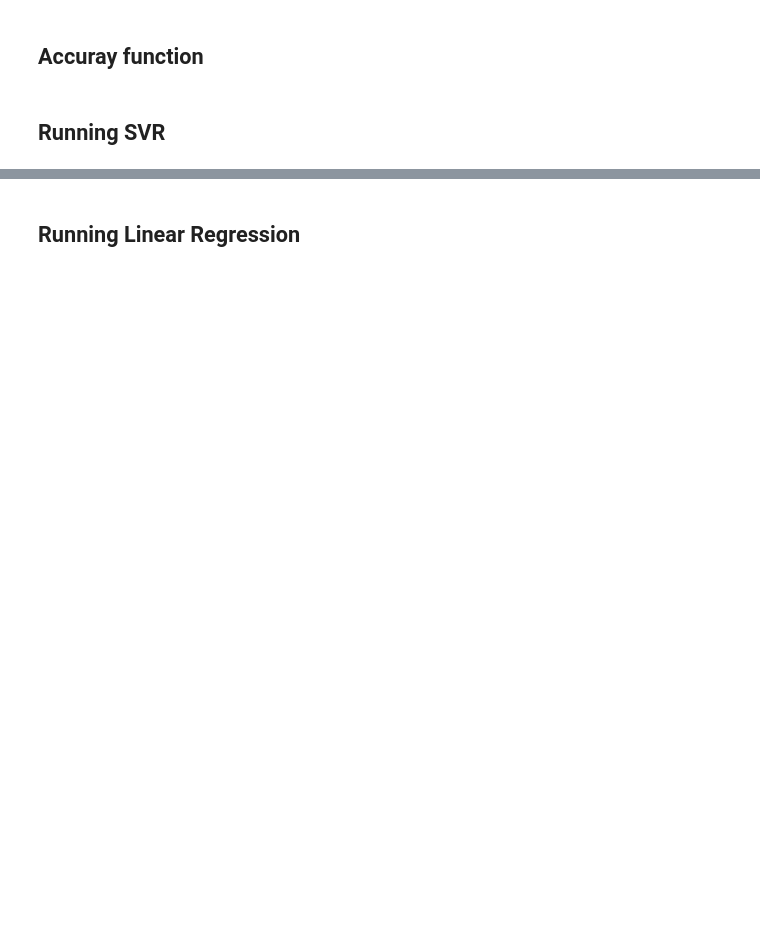
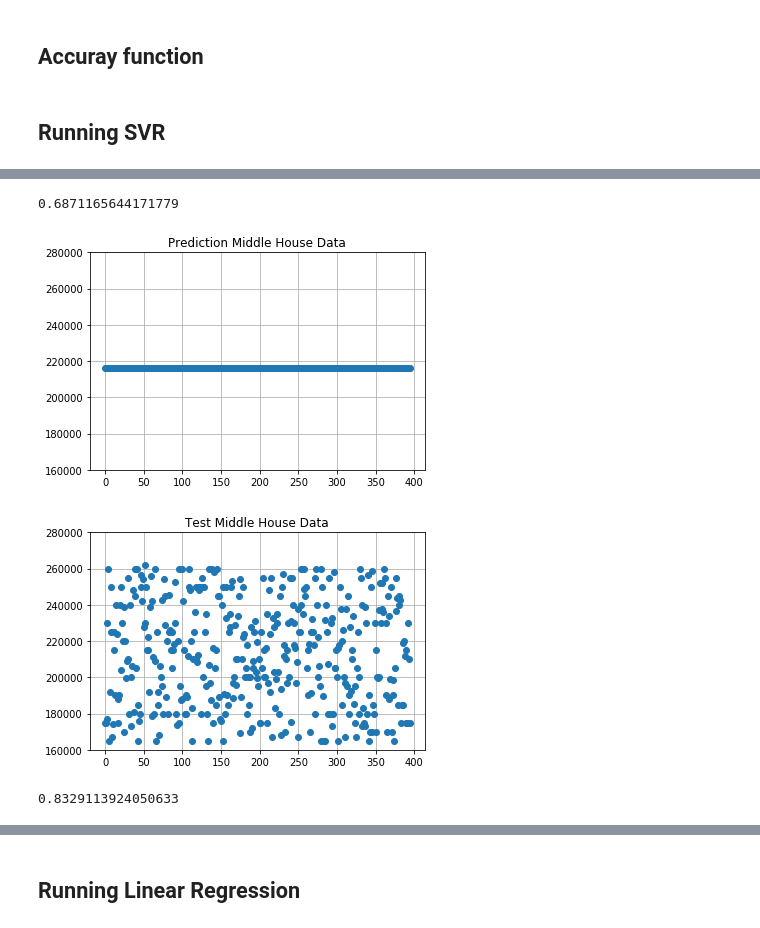
Before and after one commit to nachonavarro/real-estate-ml, a Jupyter notebook: models.ipynb, the cells around one changed output, grey strips where cells are left out. Cells and saved outputs as stored; diff of their text form; code cells hidden in the pictures; blank space fills up the shorter version.

```diff
--- a/models.ipynb
+++ b/models.ipynb
@@ -123,0 +135,32 @@ mean_squared_error(y_pred, y_test)
+# %%
+accuracy(percent25Y_test.values.tolist(), y_pred_cheap, 0.2)
+# %% [output]
+0.6871165644171779
+# %%
+# middle house model
+clf50 = SVR(gamma='scale', degree=5, C=1, epsilon=0.2)
+clf50.fit(percent50X_train, percent50Y_train)
+y_pred_middle = clf50.predict(percent50X_test)
+
+fig, ax = plt.subplots()
+
+ax.plot(y_pred_middle, 'o')
+ax.grid()
+plt.title('Prediction Middle House Data')
+plt.ylim(160000, 280000)
+plt.show()
+
+
+fig1, ax1 = plt.subplots()
+ax1.plot(percent50Y_test.values.tolist(), 'o')
+ax1.grid()
+plt.title('Test Middle House Data')
+plt.ylim(160000, 280000)
+plt.show()
+# %% [output]
+[figure, added]
+[figure, added]
+# %%
+accuracy(percent50Y_test.values.tolist(), y_pred_middle, 0.2)
+# %% [output]
+0.8329113924050633
```
Also changed, not shown: parts of 50 cells of this notebook.
